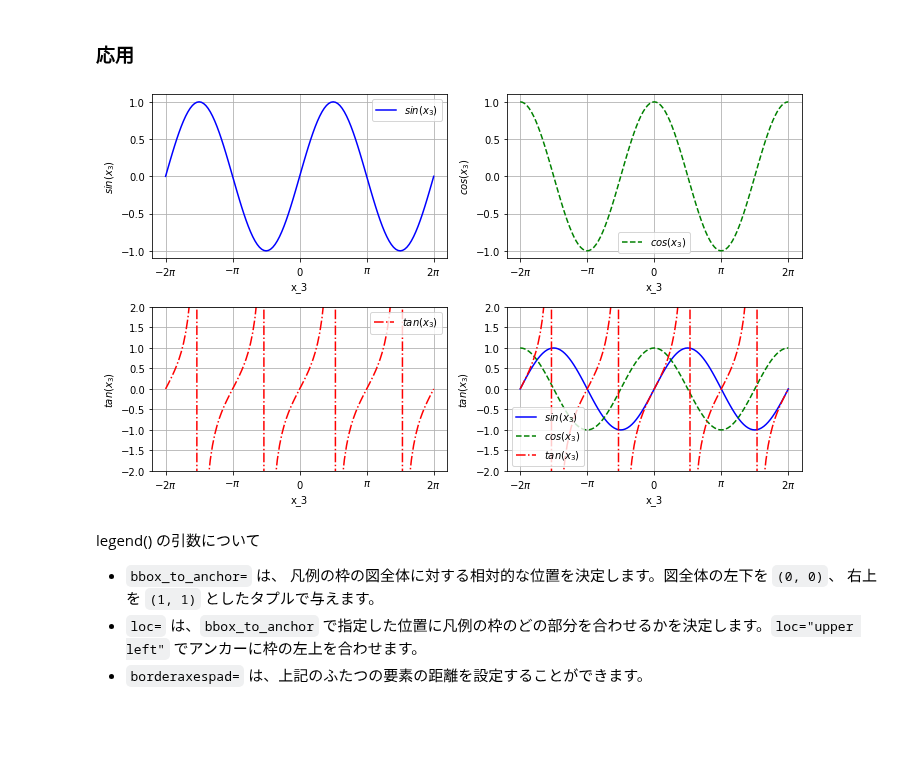
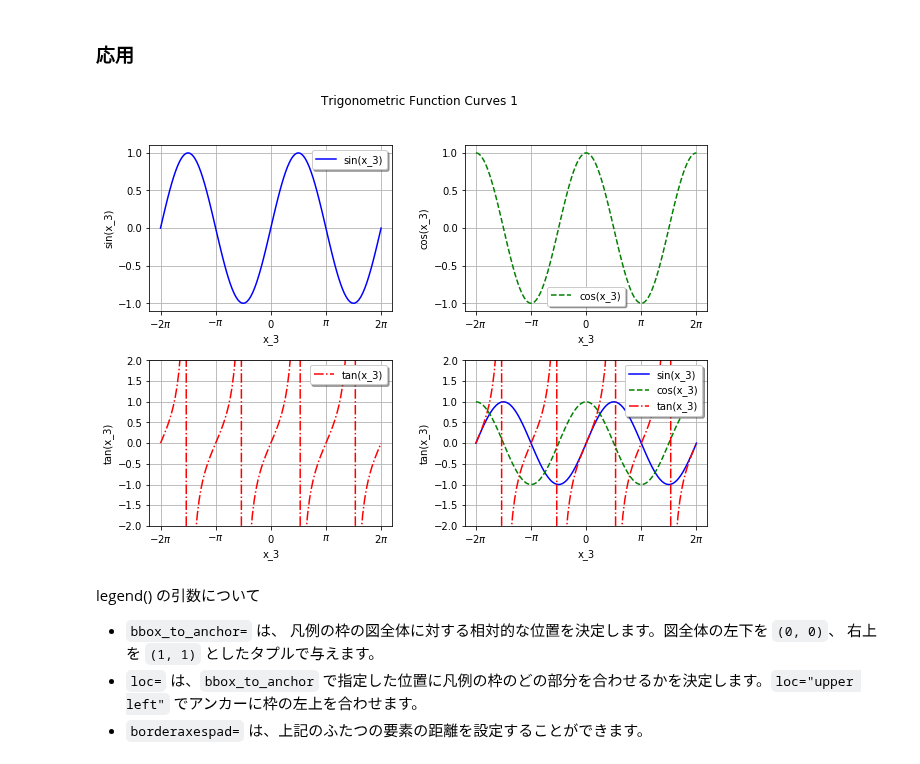
Before and after one commit to taronaldinho/hello_python, a Jupyter notebook: Pythonライブラリ紹介/matplotlib応用.ipynb, the cells around one changed output. Drawn from its saved outputs; the diff is of its cells as text; code cells hidden in the pictures; blank space fills up the shorter version.

```diff
--- a/Pythonライブラリ紹介/matplotlib応用.ipynb
+++ b/Pythonライブラリ紹介/matplotlib応用.ipynb
@@ -165,3 +187,19 @@ plt.show()
 [figure]
 # %% [markdown]
 ## 練習
+# %%
+x = np.arange(100)
+y = np.e**x
+
+fig=plt.figure()
+
+fig.suptitle("Figure Title")  # Figure 全体のタイトル
+
+ax = fig.add_subplot(1, 1, 1)
+
+ax.plot(x, y)
+ax.set_title("ax_title")
+ax.set_yscale("log")  # 対数目盛
+ax.grid()
+
+plt.show()
@@ -198,43 +242,45 @@ plt.show()
 # %%
 x_3 = np.linspace(-2*np.pi, 2*np.pi, 121)
 common_settings = {
     "xlabel": "x_3",
     "xticks": np.linspace(-2*np.pi, 2*np.pi, 5),
     "xticklabels": ["$-2\pi$", "$-\pi$", "$0$", "$\pi$", "$2\pi$"]
 }
 
 # 2 行 2 列 のレイアウト/共通設定を一括指定
-fig, ax = plt.subplots(2, 2, figsize=(10, 6), tight_layout=True,
-                       subplot_kw=common_settings)
+fig, ax = plt.subplots(2, 2, figsize=(10, 7), subplot_kw=common_settings)
+
+fig.suptitle("Trigonometric Function Curves 1")  # Figure 全体のタイトル
+fig.subplots_adjust(wspace=0.3, hspace=0.3)      # 図同士の間隔
 
 y_list = [[np.sin(x_3)],
           [np.cos(x_3)],
           [np.tan(x_3)],
           [np.sin(x_3), np.cos(x_3), np.tan(x_3)]]
 
-y_prop_list = [[{"label": "$sin(x_3)$", "c": "b", "ls": "-"}],
-               [{"label": "$cos(x_3)$", "c": "g", "ls": "--"}],
-               [{"label": "$tan(x_3)$", "c": "r", "ls": "-."}],
-               [{"label": "$sin(x_3)$", "c": "b", "ls": "-"},
-                {"label": "$cos(x_3)$", "c": "g", "ls": "--"},
-                {"label": "$tan(x_3)$", "c": "r", "ls": "-."}]]
+y_prop_list = [[{"label": "sin(x_3)", "c": "b", "ls": "-"}],
+               [{"label": "cos(x_3)", "c": "g", "ls": "--"}],
+               [{"label": "tan(x_3)", "c": "r", "ls": "-."}],
+               [{"label": "sin(x_3)", "c": "b", "ls": "-"},
+                {"label": "cos(x_3)", "c": "g", "ls": "--"},
+                {"label": "tan(x_3)", "c": "r", "ls": "-."}]]
 
-setting_list = [{"ylabel": "$sin(x_3)$",},
-                {"ylabel": "$cos(x_3)$",},
-                {"ylabel": "$tan(x_3)$", "ylim": (-2, 2)},
-                {"ylabel": "$tan(x_3)$", "ylim": (-2, 2)}]
+setting_list = [{"ylabel": "sin(x_3)",},
+                {"ylabel": "cos(x_3)",},
+                {"ylabel": "tan(x_3)", "ylim": (-2, 2)},
+                {"ylabel": "tan(x_3)", "ylim": (-2, 2)}]
 
 for a, y, y_p, s in zip(ax.flatten(), y_list, y_prop_list, setting_list):
     for y_, y_p_ in zip(y, y_p):
         a.plot(x_3, y_, **y_p_)
     a.set(**s)
-    a.legend()
+    a.legend(shadow=True, framealpha=1, facecolor="w")
     a.grid()
 
 # fig.savefig("subplots_0.png")  # 図をファイルに保存
 plt.show()
 # %% [output]
-[figure, old version]
+[figure, new version]
 # %% [markdown]
 legend() の引数について
 
```
Also changed, not shown: parts of 19 cells of this notebook.
